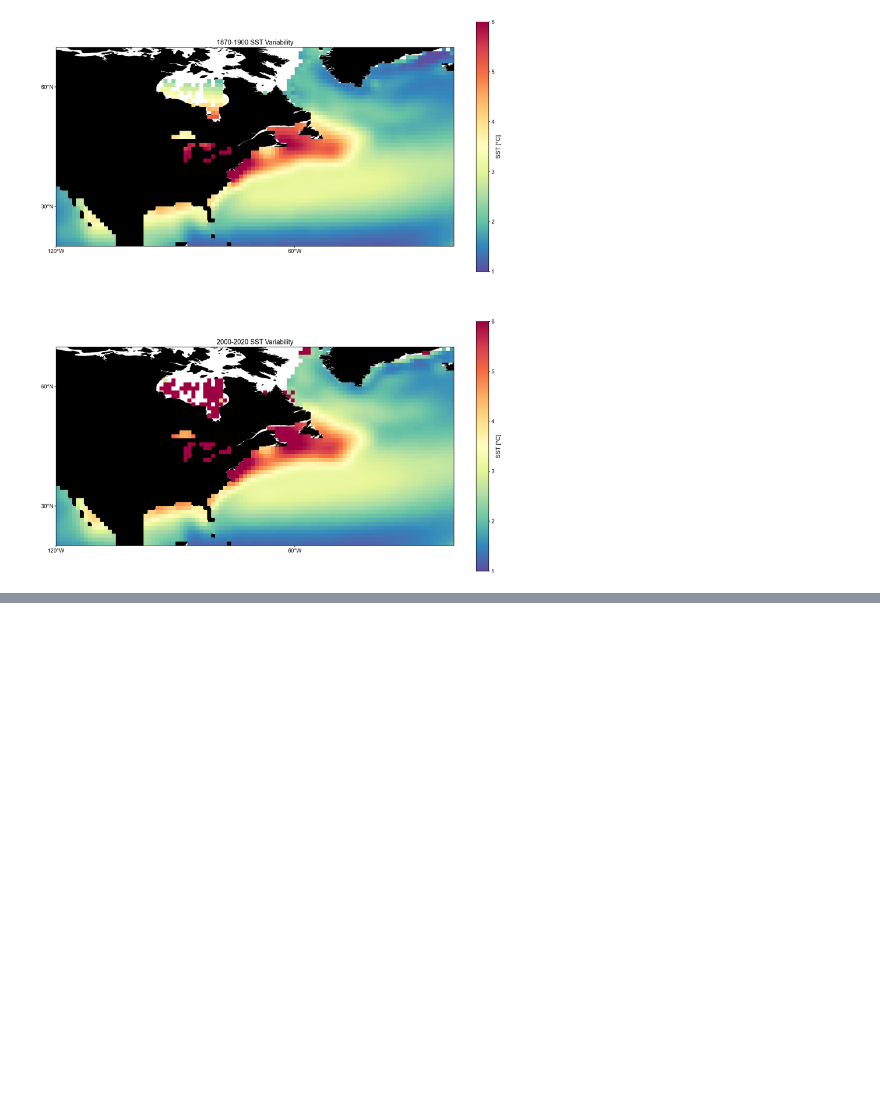
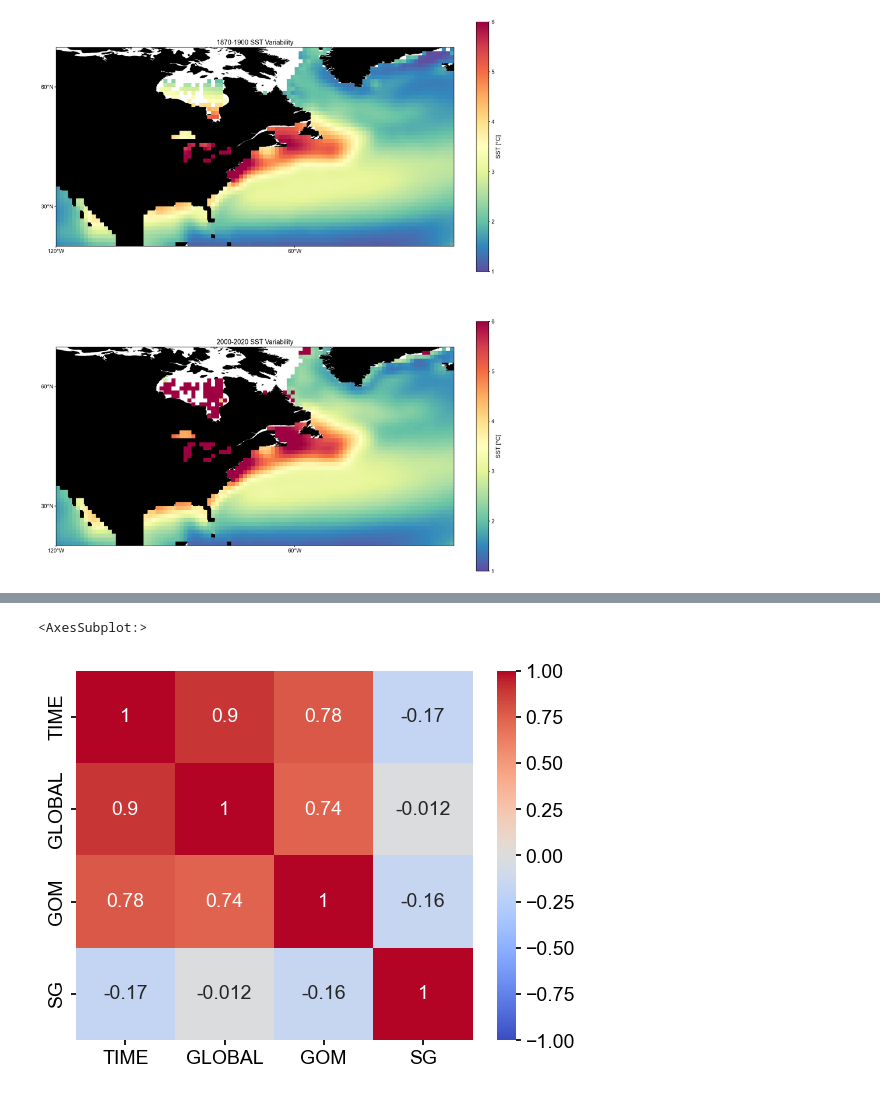
Before and after one commit to abby-baskind/OCG593, a Jupyter notebook: Comps_AB_AK.ipynb, the cells around one changed output, grey strips where cells are left out. Saved outputs shown, nothing was run; the diff lists cells and outputs as text; code cells hidden in the pictures; blank space fills up the shorter version.

```diff
--- a/Comps_AB_AK.ipynb
+++ b/Comps_AB_AK.ipynb
@@ -413,0 +517,7 @@ for ax in axarr:
+# %%
+corr_matrix = ds.corr()
+
+sns.heatmap(corr_matrix, annot=True, cmap='coolwarm', vmin = -1, vmax = 1)
+# %% [output]
+<AxesSubplot:>
+[figure, added]
```
Also changed, not shown: parts of 6 cells of this notebook.
